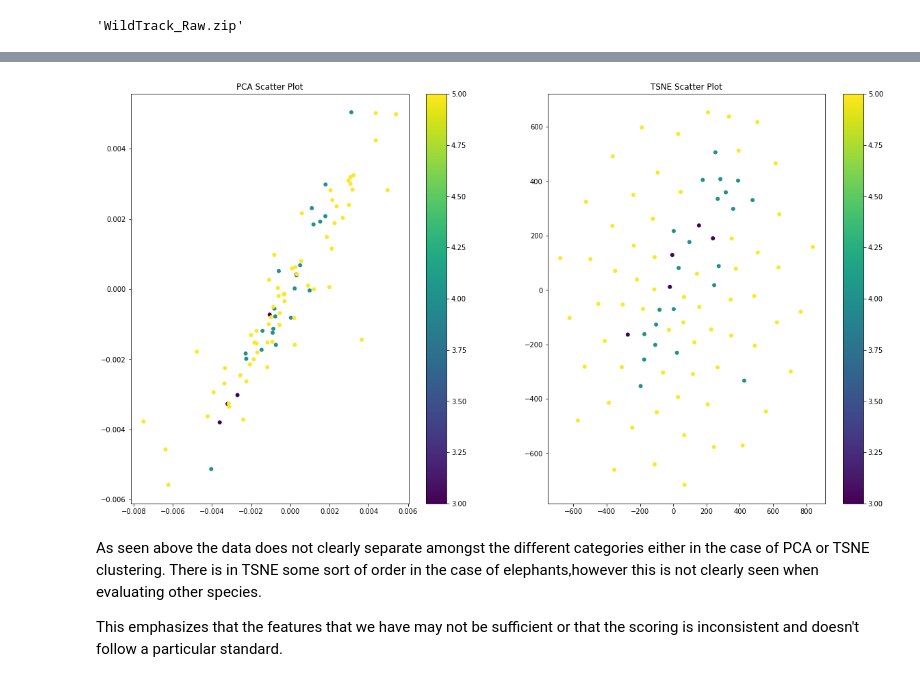
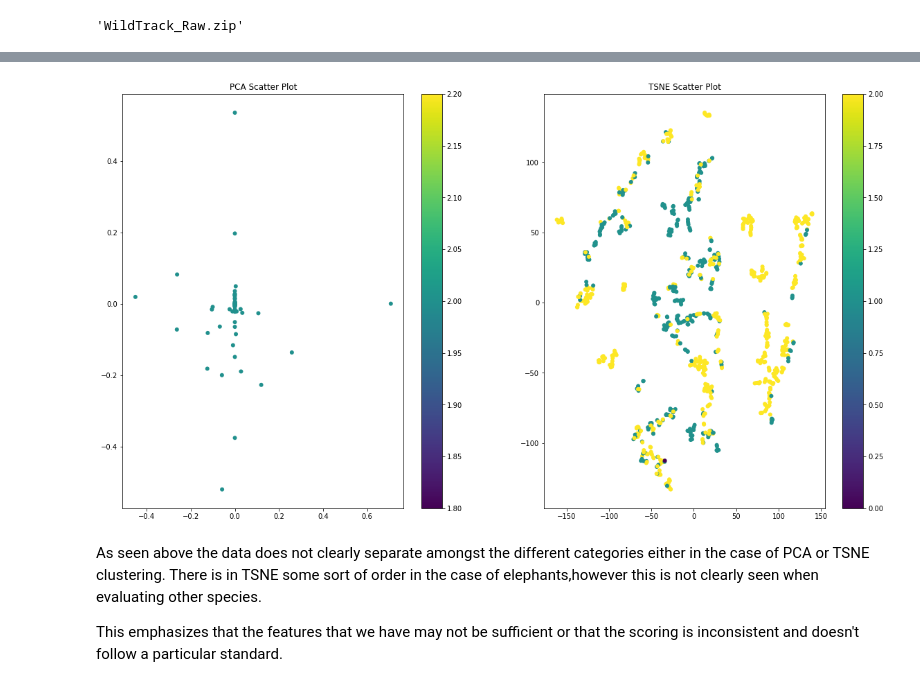
Before and after one commit to YolandaMDavis/NSSADNN_IQA, a Jupyter notebook: cluster_analysis.ipynb, the cells around one changed output, grey strips where cells are left out. Cells and saved outputs as stored; diff of their text form; code cells hidden in the pictures.

```diff
--- a/cluster_analysis.ipynb
+++ b/cluster_analysis.ipynb
@@ -191,16 +191,22 @@ footprint_brisque = []
 regex = 'RAW\/\w+_(\d)\/.*'
 
 for key, val in footprint.items():
-    features = np.append(val.flatten(), brisque(val))
+    brisque_val = brisque(val)
+    features = np.append(brisque_val, brisque_val)
+    print(features)
     footprint_matrix.append(features)
     m = re.match(regex, key)
-    #label =  1 if int(m.group(1)) > 3 else 0
-    label =  int(m.group(1))
-    footprint_label.append(label )
+    score = int(m.group(1))
+    if score >= 4:
+      label = 2
+    elif score == 2 or score == 3:
+      label = 1
+    else:
+      label = 0
+    #label =  int(m.group(1))
+    footprint_label.append(label)
 
 # Create footprint matrix as (n_samples,n_pixels) matrix
 footprint_matrix = np.array(footprint_matrix)
 footprint_label = np.array(footprint_label)
 footprint_brisque = np.array(footprint_brisque)
-print(footprint_matrix.shape)
-print(footprint_label.shape)
@@ -210,3 +213,24 @@ print(footprint_label.shape)
+# %%
+import re
+
+footprint_matrix = []
+footprint_label = []
+footprint_brisque = []
+
+regex = 'RAW\/\w+_(\d)\/.*'
+
+for key, val in footprint.items():
+
+    mscncoefs = calculate_mscn(val)
+    features = extract_brisque_feats(mscncoefs)
+    footprint_matrix.append(np.array(features))
+    m = re.match(regex, key)
+    score = int(m.group(1))
+    if score > 3:
+      label = 1
+    else:
+      label = 0
+    footprint_label.append(label)
 # %%
 from sklearn.manifold import TSNE
 from sklearn.decomposition import PCA
@@ -222,20 +248,20 @@ tsne_results = tsne.fit_transform(footprint_matrix_std)
 # %%
 from matplotlib import pyplot as plt
 
 # eliminated last row due to outlier
 
 plt.figure(figsize = (20,11))
 plt.subplot(121)
-plt.scatter(footprint_pca.components_[:-1,0], footprint_pca.components_[:-1,1], c = footprint_label[:-1], edgecolor = "None")
+plt.scatter(footprint_pca.components_[:,0], footprint_pca.components_[:,1], c = footprint_label[:72], edgecolor = "None")
 plt.colorbar()
 plt.title('PCA Scatter Plot')
 plt.subplot(122)
 plt.scatter(tsne_results[:,0],tsne_results[:,1],  c = footprint_label,  edgecolor = "None")
 plt.colorbar()
 plt.title('TSNE Scatter Plot')
 plt.show()
 # %% [output]
-[figure, old version]
+[figure, new version]
 # %% [markdown]
 As seen above the data does not clearly separate amongst the different categories either in the case of PCA or TSNE clustering.  There is in TSNE some sort of order in the case of elephants,however this is not clearly seen when evaluating other species.
 
```
Also changed, not shown: parts of 7 cells of this notebook.
